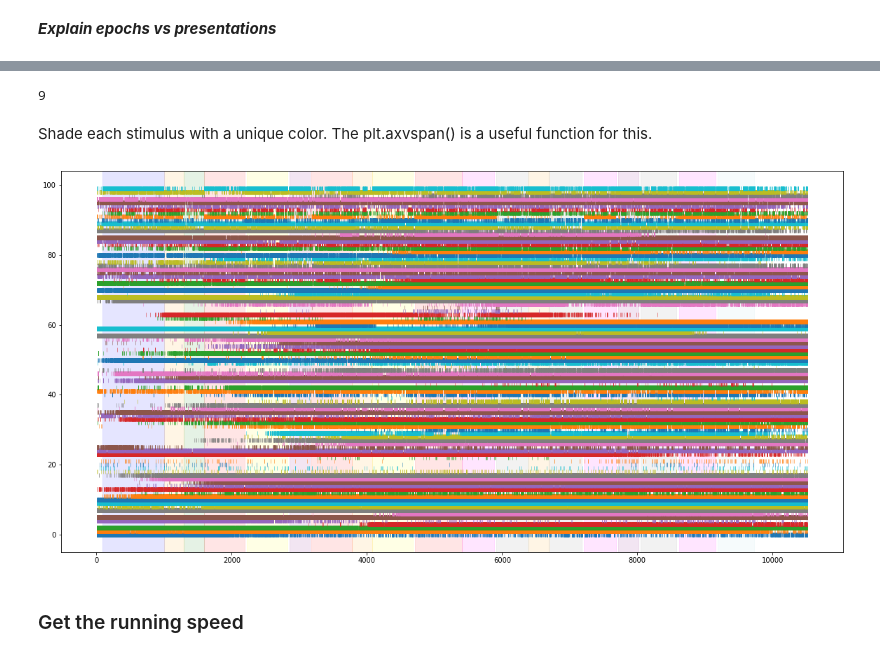
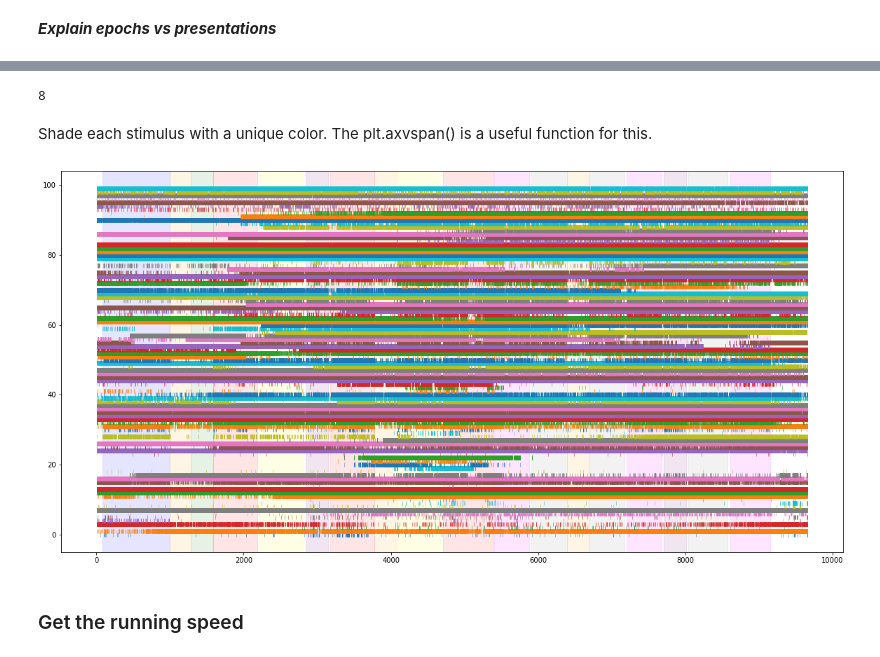
Before and after one commit to AllenInstitute/SWDB_2019, a Jupyter notebook: DynamicBrain/Neuropixels_walkthrough.ipynb, the cells around one changed output, grey strips where cells are left out. Saved outputs shown, nothing was run; the diff lists cells and outputs as text; code cells hidden in the pictures.

```diff
--- a/DynamicBrain/Neuropixels_walkthrough.ipynb
+++ b/DynamicBrain/Neuropixels_walkthrough.ipynb
@@ -41,7 +96,7 @@ sessions.head()
 # %% [markdown]
 ***Here's where I'd like to explore some dimensions of the dataset in terms of stimuli, cre lines, other metadata.  Ultimately I want to use this to select a particular session, rather than pull one arbitrarily***
 # %%
-session_id = 797828357 # for example
+session_id = 744228101 # for example
 session = cache.get_session_data(session_id)
 # %% [markdown]
 ## Getting data for a session
@@ -194,2 +244,3 @@ def get_stimulus_epochs():
 # %%
-stimulus_epochs = get_stimulus_epochs()
+stimulus_epochs = session.get_stimulus_epochs()
+stimulus_epochs.head()
@@ -205,22 +254,22 @@ stimulus_epochs.head()
 # %%
-len(stimulus_epochs.stimulus.unique())
+len(stimulus_epochs.stimulus_name.unique())
 # %% [output]
-9
+8
 # %% [markdown]
 Shade each stimulus with a unique color. The plt.axvspan() is a useful function for this.
 # %%
 plt.figure(figsize=(20,10))
 for i in range(100):
     plt.plot(spike_times[session.units.index[i]], np.repeat(i,len(spike_times[session.units.index[i]])), '|', alpha=0.5)#, color='gray')
 
 colors = ['blue','orange','green','red','yellow','purple','magenta','gray','lightblue']
-for c,stim_name in enumerate(stimulus_epochs.stimulus.unique()):
-    stim = stimulus_epochs[stimulus_epochs.stimulus==stim_name]
+for c,stim_name in enumerate(stimulus_epochs["stimulus_name"].unique()):
+    stim = stimulus_epochs[stimulus_epochs["stimulus_name"] == stim_name]
     for j in range(len(stim)):
-        plt.axvspan(xmin=stim.start.iloc[j], xmax=stim.end.iloc[j], color=colors[c], alpha=0.1)
+        plt.axvspan(xmin=stim["start_time"].iloc[j], xmax=stim["stop_time"].iloc[j], color=colors[c], alpha=0.1)
 # plt.xlim(6000,7000)
 # %% [output]
-[figure, old version]
+[figure, new version]
 # %% [markdown]
 ### Get the running speed
 # %%
```
Also changed, not shown: parts of 53 cells of this notebook.
